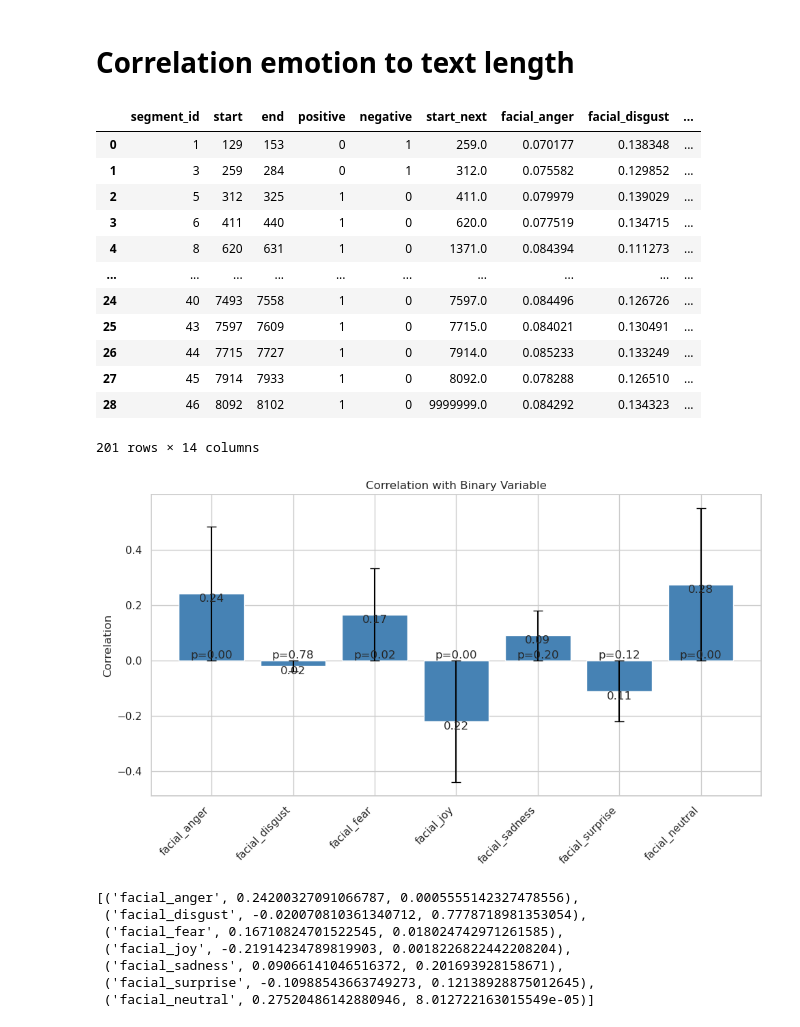
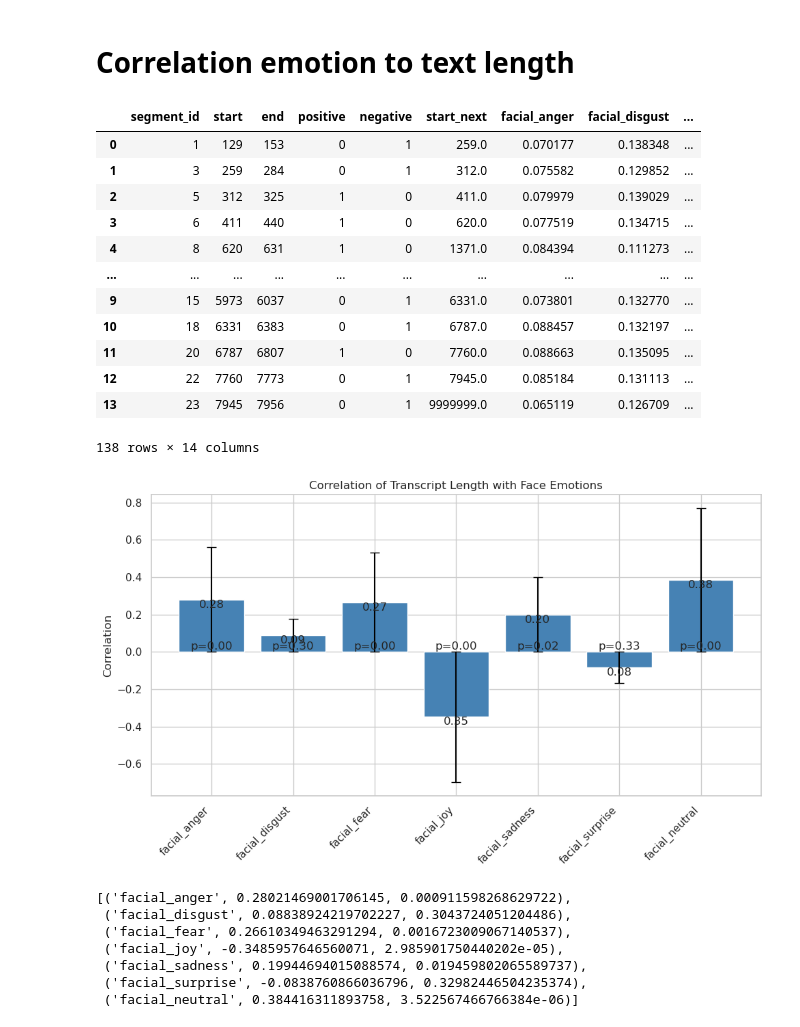
Before and after one commit to RavenRudi/coin_jazz, a Jupyter notebook: notebooks/rq2_correlations.ipynb, the cells around one changed output. Saved outputs shown, nothing was run; the diff lists cells and outputs as text; code cells hidden in the pictures.

```diff
--- a/notebooks/rq2_correlations.ipynb
+++ b/notebooks/rq2_correlations.ipynb
@@ -49,7 +49,7 @@ def facial_to_text_up_to_next_start_merge(df_facial_in, df_text_in):
     df_interval_merge = pd.concat([df_text, pd.DataFrame(interval_emotions, columns=['facial_anger','facial_disgust','facial_fear','facial_joy','facial_sadness','facial_surprise','facial_neutral'])], axis=1)
     return df_interval_merge
 # %%
-def get_correlations_with_binary(df, binary_feature, continuous_features, corr_func=pointbiserialr):
+def get_correlations_with_binary(df, binary_feature, continuous_features, title = 'Correlation with Binary Variable', corr_func=pointbiserialr):
     df = df.dropna()
     correlation_data = []
     for feature in continuous_features:
@@ -75,7 +75,7 @@ def get_correlations_with_binary(df, binary_feature, continuous_features, corr_f
     ax.yaxis.grid(True)
 
     # Set the title
-    ax.set_title('Correlation with Binary Variable')
+    ax.set_title(title)
 
     # Add error bars representing p-values
     ax.errorbar(features, correlations, yerr=np.abs(correlations), fmt='none', color='black', capsize=5, label='p-value')
@@ -349,6 +350,8 @@ df_rhythm_afternoon_tl.columns = ['key', 'len']
 df_rhythm_afternoon = df_rhythm_afternoon.merge(df_rhythm_afternoon_tl, left_on='segment_id', right_on='key').drop('key', axis=1)
 
 df_merged = pd.concat([df_vocals_morning, df_vocals_afternoon, df_band_morning,df_band_afternoon, df_rhythm_morning, df_rhythm_afternoon])
+df_merged = pd.concat([df_vocals_morning, df_vocals_afternoon, df_band_morning, df_rhythm_morning])
+
 df_merged
 # %% [output]
 |  | segment_id | start | end | positive | negative | start_next | facial_anger | facial_disgust | ... |
@@ -358,23 +361,23 @@ df_merged
 | 3 | 6 | 411 | 440 | 1 | 0 | 620.0 | 0.077519 | 0.134715 | ... |
 | 4 | 8 | 620 | 631 | 1 | 0 | 1371.0 | 0.084394 | 0.111273 | ... |
 | ... | ... | ... | ... | ... | ... | ... | ... | ... | ... |
-| 24 | 40 | 7493 | 7558 | 1 | 0 | 7597.0 | 0.084496 | 0.126726 | ... |
-| 25 | 43 | 7597 | 7609 | 1 | 0 | 7715.0 | 0.084021 | 0.130491 | ... |
-| 26 | 44 | 7715 | 7727 | 1 | 0 | 7914.0 | 0.085233 | 0.133249 | ... |
-| 27 | 45 | 7914 | 7933 | 1 | 0 | 8092.0 | 0.078288 | 0.126510 | ... |
-| 28 | 46 | 8092 | 8102 | 1 | 0 | 9999999.0 | 0.084292 | 0.134323 | ... |
+| 9 | 15 | 5973 | 6037 | 0 | 1 | 6331.0 | 0.073801 | 0.132770 | ... |
+| 10 | 18 | 6331 | 6383 | 0 | 1 | 6787.0 | 0.088457 | 0.132197 | ... |
+| 11 | 20 | 6787 | 6807 | 1 | 0 | 7760.0 | 0.088663 | 0.135095 | ... |
+| 12 | 22 | 7760 | 7773 | 0 | 1 | 7945.0 | 0.085184 | 0.131113 | ... |
+| 13 | 23 | 7945 | 7956 | 0 | 1 | 9999999.0 | 0.065119 | 0.126709 | ... |
-201 rows × 14 columns
+138 rows × 14 columns
 # %%
-get_correlations_with_binary(df_merged, 'len', ['facial_anger','facial_disgust','facial_fear','facial_joy','facial_sadness','facial_surprise','facial_neutral'],corr_func=spearmanr)
+get_correlations_with_binary(df_merged, 'len', ['facial_anger','facial_disgust','facial_fear','facial_joy','facial_sadness','facial_surprise','facial_neutral'],corr_func=spearmanr, title='Correlation of Transcript Length with Face Emotions')
 # %% [output]
-[figure, old version]
+[figure, new version]
-[('facial_anger', 0.24200327091066787, 0.0005555142327478556),
- ('facial_disgust', -0.020070810361340712, 0.7778718981353054),
- ('facial_fear', 0.16710824701522545, 0.018024742971261585),
- ('facial_joy', -0.21914234789819903, 0.0018226822442208204),
- ('facial_sadness', 0.09066141046516372, 0.201693928158671),
- ('facial_surprise', -0.10988543663749273, 0.12138928875012645),
- ('facial_neutral', 0.27520486142880946, 8.012722163015549e-05)]
+[('facial_anger', 0.28021469001706145, 0.000911598268629722),
+ ('facial_disgust', 0.08838924219702227, 0.3043724051204486),
+ ('facial_fear', 0.26610349463291294, 0.0016723009067140537),
+ ('facial_joy', -0.3485957646560071, 2.985901750440202e-05),
+ ('facial_sadness', 0.19944694015088574, 0.019459802065589737),
+ ('facial_surprise', -0.0838760866036796, 0.32982446504235374),
+ ('facial_neutral', 0.384416311893758, 3.522567466766384e-06)]
 # %%
 flow_emotions = ['facial_joy', 'facial_fear', 'facial_surprise']
 non_flow =['facial_neutral', 'facial_sadness', 'facial_anger']
```
Also changed, not shown: parts of 4 cells of this notebook, 8 other files.
